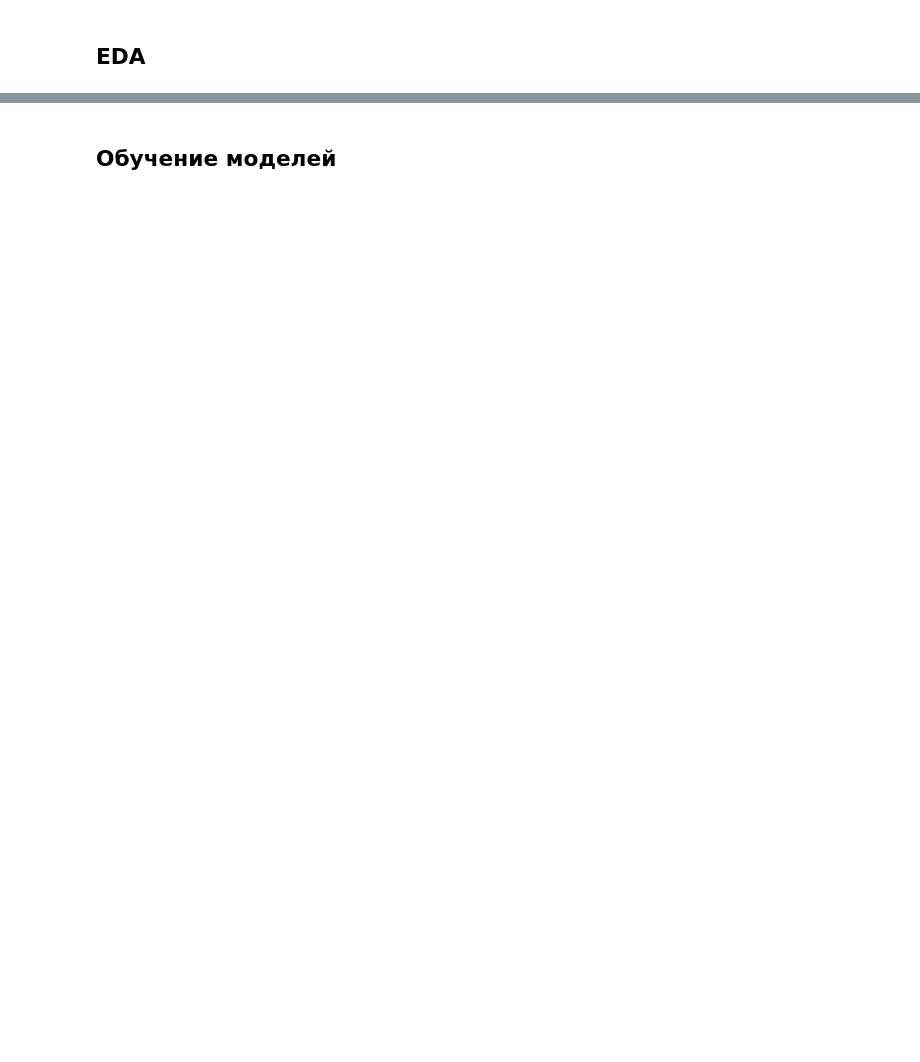
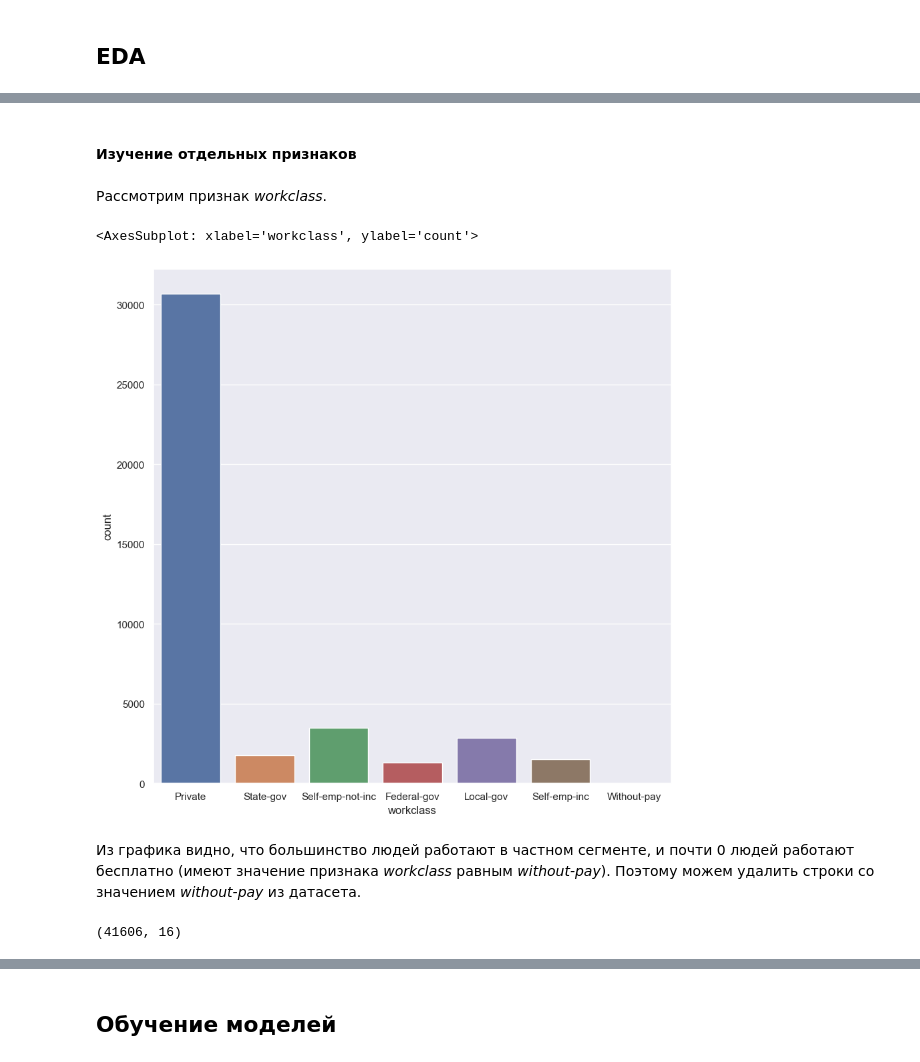
Before and after one commit to katevi/Introduction-to-ML, a Jupyter notebook: lab4/ensemble_methods.ipynb, the cells around one changed output, grey strips where cells are left out. Saved outputs shown, nothing was run; the diff lists cells and outputs as text; code cells hidden in the pictures; blank space fills up the shorter version.

```diff
--- a/lab4/ensemble_methods.ipynb
+++ b/lab4/ensemble_methods.ipynb
@@ -32,0 +20,16 @@ df.head()
+# %%
+import numpy as np
+import pandas as pd
+import warnings
+warnings.filterwarnings('ignore')
+
+train_df=pd.read_csv('./train.csv')
+test_df=pd.read_csv('./test.csv')
+
+train_df.shape, test_df.shape
+
+train_df['label']='train'
+test_df['label']='test'
+
+combined_data_df=pd.concat([train_df,test_df])
+combined_data_df.shape
@@ -32,0 +84,3 @@ df.head()
+# %%
+combined_data_df.dropna(subset=['workclass','occupation','native-country'],axis=0,inplace=True)
+combined_data_df.isnull().sum()
@@ -32,0 +105,24 @@ df.head()
+# %% [markdown]
+#### Изучение отдельных признаков
+# %% [markdown]
+Рассмотрим признак *workclass*.
+# %%
+import matplotlib.pyplot as plt
+import seaborn as sns
+
+sns.set_theme(style="darkgrid")
+
+#frequency distribution of work class
+plt.figure(figsize=(10,10))
+sns.countplot(data= combined_data_df, x = combined_data_df['workclass'])
+# %% [output]
+<AxesSubplot: xlabel='workclass', ylabel='count'>
+[figure, added]
+# %% [markdown]
+Из графика видно, что большинство людей работают в частном сегменте, и почти 0 людей работают бесплатно (имеют значение признака *workclass* равным *without-pay*).
+Поэтому можем удалить строки со значением *without-pay* из датасета.
+# %%
+combined_data_df.drop(combined_data_df.index[combined_data_df['workclass'] == 'Without-pay'], inplace=True)
+combined_data_df.shape
+# %% [output]
+(41606, 16)
```
Also changed, not shown: parts of 81 cells of this notebook, 1 other file.
